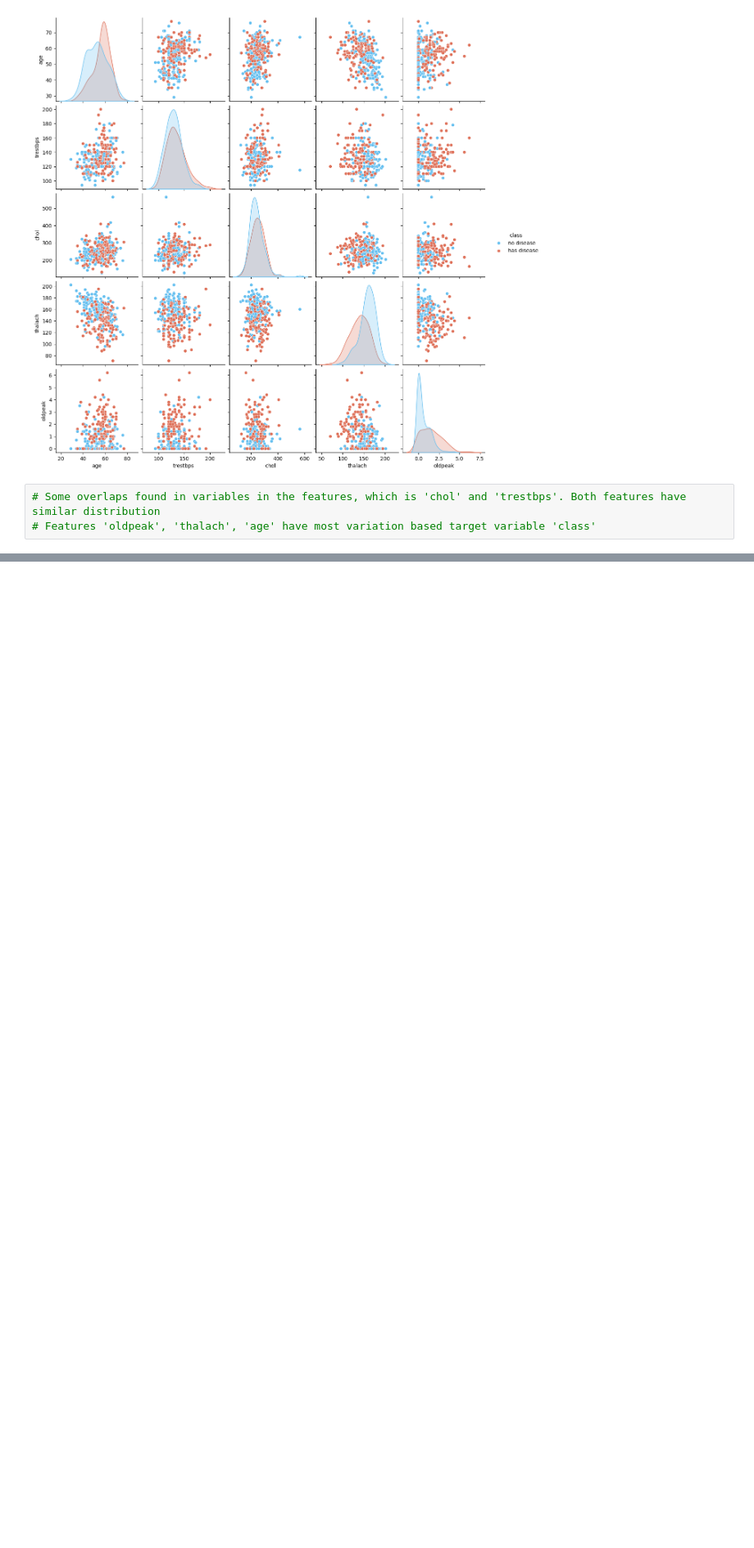
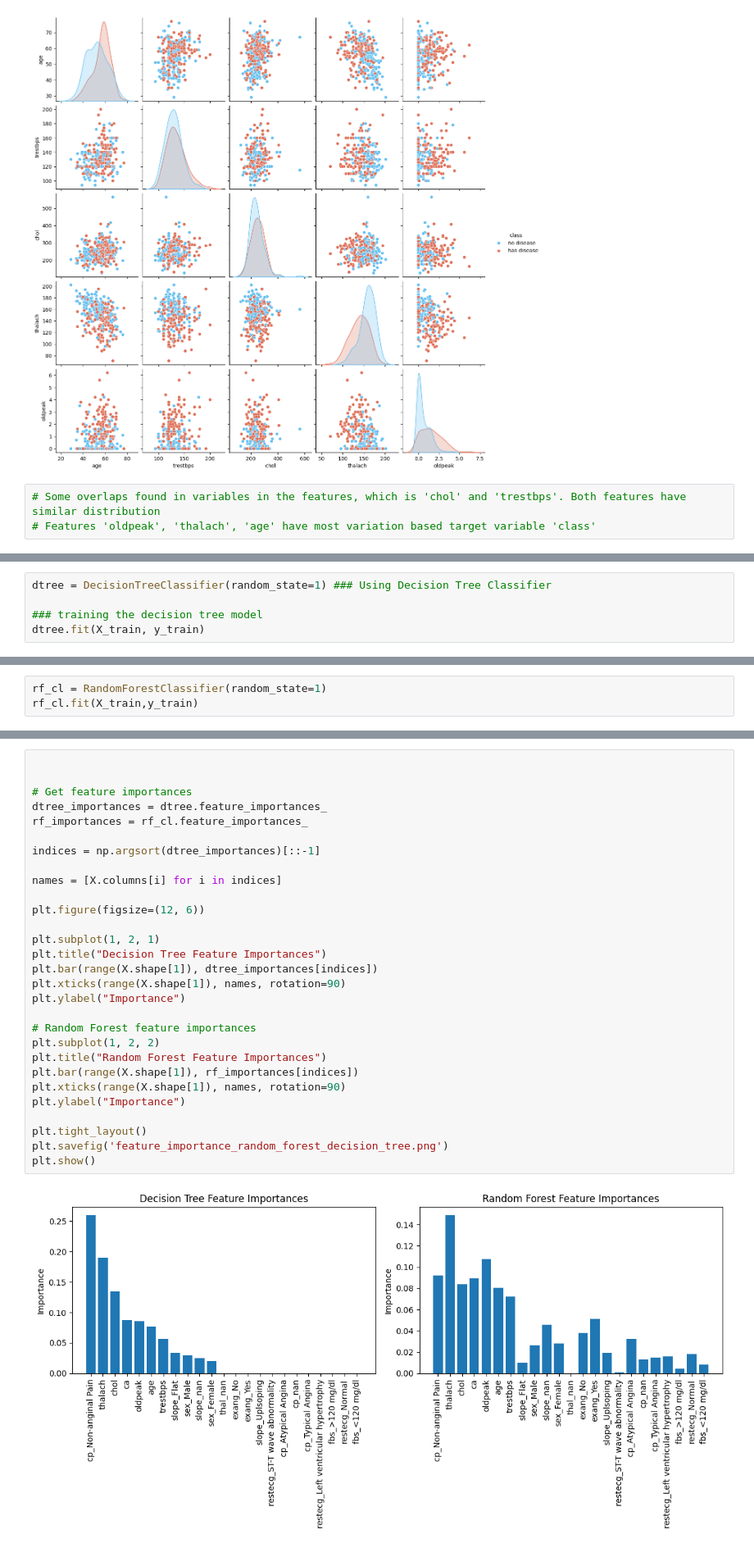
Before and after one commit to saianithab/learn_ml, a Jupyter notebook: capstone_project/capstone.ipynb, the cells around one changed output, grey strips where cells are left out. Shown at 82% size. Drawn from its saved outputs; the diff is of its cells as text; blank space fills up the shorter version.

```diff
--- a/capstone_project/capstone.ipynb
+++ b/capstone_project/capstone.ipynb
@@ -303,0 +401,5 @@ plt.show()
+# %%
+dtree = DecisionTreeClassifier(random_state=1) ### Using Decision Tree Classifier
+
+### training the decision tree model
+dtree.fit(X_train, y_train)
@@ -303,0 +420,3 @@ plt.show()
+# %%
+rf_cl = RandomForestClassifier(random_state=1)
+rf_cl.fit(X_train,y_train)
@@ -303,0 +704,31 @@ plt.show()
+# %%
+
+
+# Get feature importances
+dtree_importances = dtree.feature_importances_
+rf_importances = rf_cl.feature_importances_
+
+indices = np.argsort(dtree_importances)[::-1]
+
+names = [X.columns[i] for i in indices]
+
+plt.figure(figsize=(12, 6))
+
+plt.subplot(1, 2, 1)
+plt.title("Decision Tree Feature Importances")
+plt.bar(range(X.shape[1]), dtree_importances[indices])
+plt.xticks(range(X.shape[1]), names, rotation=90)
+plt.ylabel("Importance")
+
+# Random Forest feature importances
+plt.subplot(1, 2, 2)
+plt.title("Random Forest Feature Importances")
+plt.bar(range(X.shape[1]), rf_importances[indices])
+plt.xticks(range(X.shape[1]), names, rotation=90)
+plt.ylabel("Importance")
+
+plt.tight_layout()
+plt.savefig('feature_importance_random_forest_decision_tree.png')
+plt.show()
+# %% [output]
+[figure, added]
```
Also changed, not shown: parts of 33 cells of this notebook, 10 other files.
